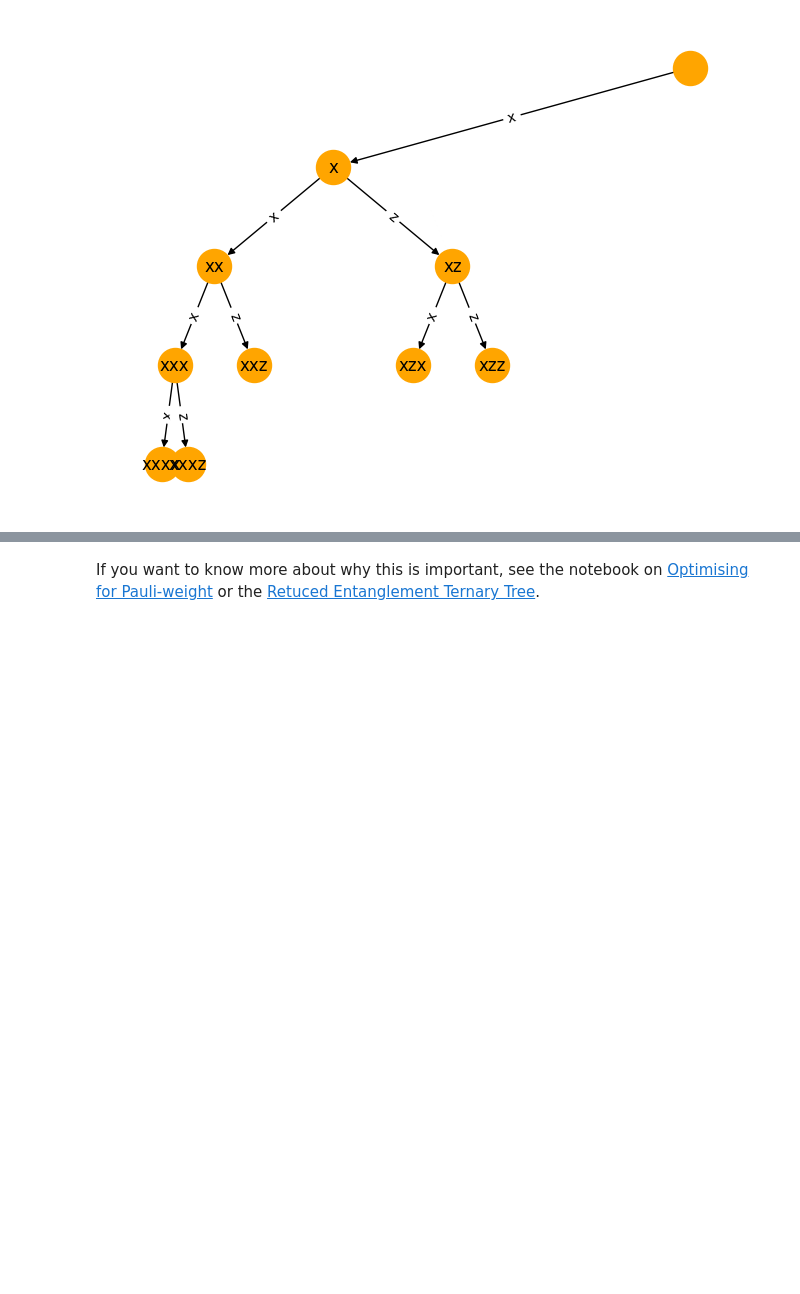
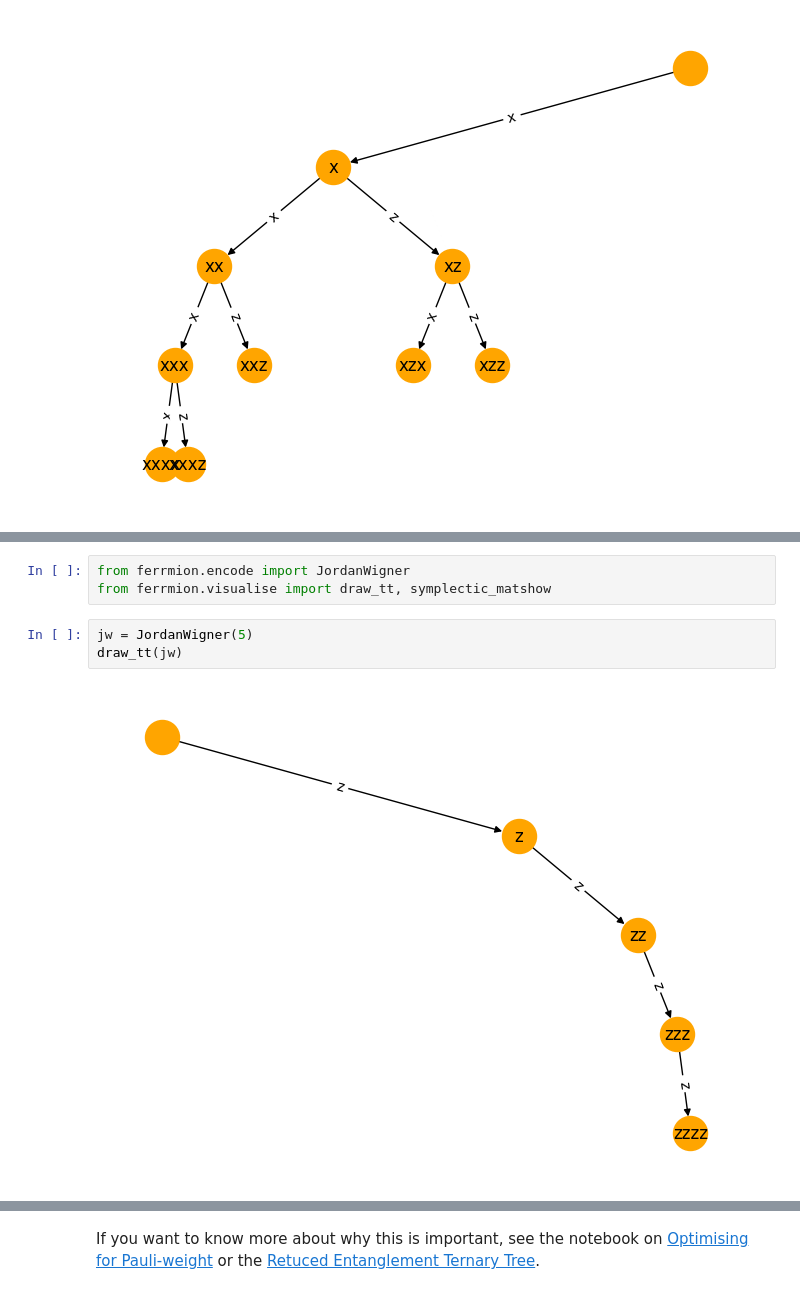
Before and after one commit to UCL-CCS/ferrmion, a Jupyter notebook: docs/source/notebooks/growing_trees.ipynb, the cells around one changed output, grey strips where cells are left out. Cells and saved outputs as stored; diff of their text form; blank space fills up the shorter version.

```diff
--- a/docs/source/notebooks/growing_trees.ipynb
+++ b/docs/source/notebooks/growing_trees.ipynb
@@ -119,0 +97,8 @@ mytt.enumeration_scheme
+# %%
+from ferrmion.encode import JordanWigner
+from ferrmion.visualise import draw_tt, symplectic_matshow
+# %%
+jw = JordanWigner(5)
+draw_tt(jw)
+# %% [output]
+[figure, added]
```
Also changed, not shown: parts of 21 cells of this notebook, 15 other files.
